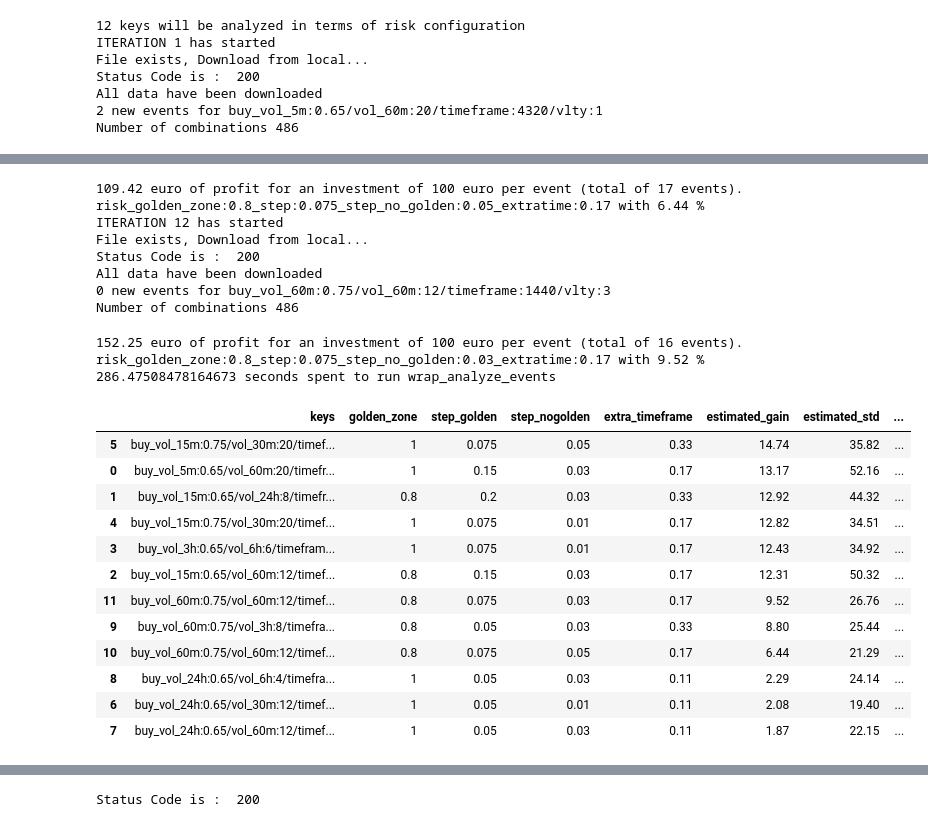
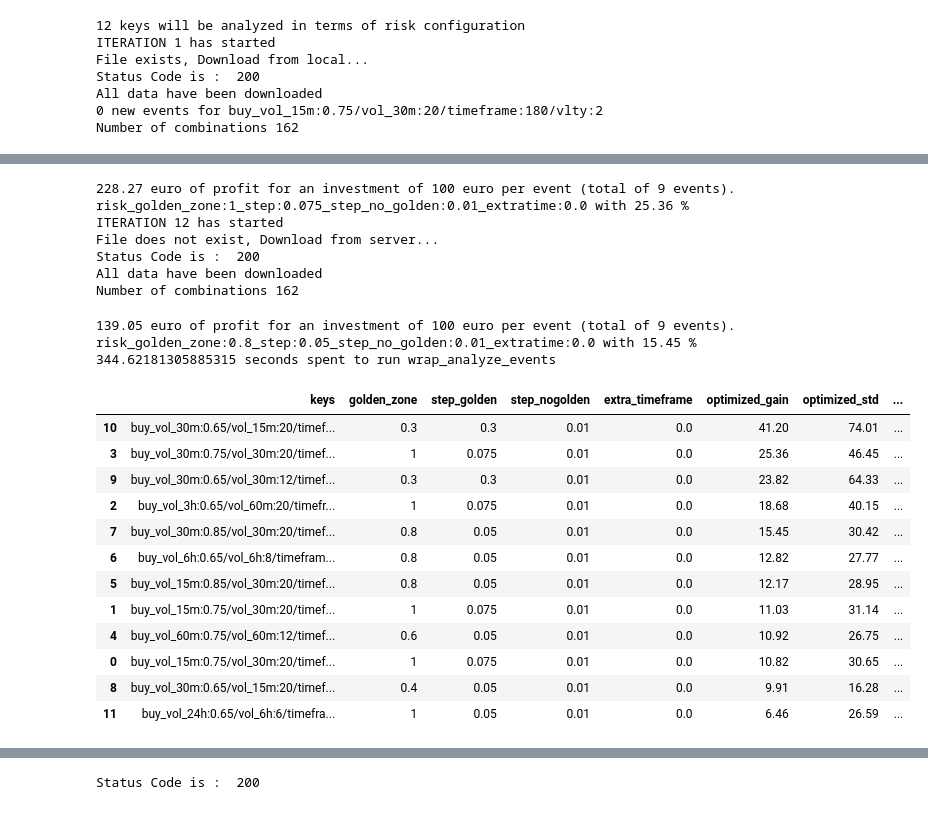
Before and after one commit to albertoRainieri/Crypto_Trading_System, a Jupyter notebook: analysis/Analysis.ipynb, the cells around one changed output, grey strips where cells are left out. Cells and saved outputs as stored; diff of their text form; code cells hidden in the pictures.

```diff
--- a/analysis/Analysis.ipynb
+++ b/analysis/Analysis.ipynb
@@ -90,3 +90,24 @@ new data was jsonized
 # duration = 2  # seconds
 # freq = 440  # Hz
 # os.system('play -nq -t alsa synth {} sine {}'.format(duration, freq))
+# %%
+# # DOWNLOAD AND SHOW NESTED OUTPUT FROM TOTAL MULTIPROCESSING
+from Functions import nested_download_show_output
+import pandas as pd
+pd.set_option('display.max_rows', None)
+
+# minimum_event_number_list MUST BE a list IN REVERSE ORDER
+minimum_event_number = [25,15,10,5]
+minimum_coin_number = 8
+mean_threshold = 5
+lb_threshold = -15
+frequency_threshold = 2
+group_coins = False
+best_coins_volatility = 5
+
+output, info = nested_download_show_output(minimum_event_number_list=minimum_event_number, minimum_coin_number=minimum_coin_number,
+                                      mean_threshold=mean_threshold, lb_threshold=lb_threshold, frequency_threshold=frequency_threshold,
+                                       group_coins=group_coins, best_coins_volatility=best_coins_volatility)
+
+df = pd.DataFrame(output).transpose()
+df.sort_values(by=['mean'], ascending=False)
@@ -163,16 +165,16 @@ timeseries_info
-# %%
-pd.set_option('display.max_colwidth', 1000)
-#df1
 # %%
+# ANALYZE RISKMANAGEMENT FOR ONLY 1 KEY
+pd.set_option('display.max_colwidth', None)
+
 from Functions import RiskManagement
 import pandas as pd
 pd.set_option('display.max_rows', None)
-#key = 'buy_vol_5m:0.65/vol_30m:20/timeframe:4320/vlty:1'
+#key = 'buy_vol_3h:0.65/vol_6h:6/timeframe:360/vlty:2'
 df1, df2, best_risk_key = RiskManagement(key, investment_per_event=100)
 df1 = df1.sort_values(by=['mean'], ascending=False)
 df2 = df2.sort_values(by=['events'], ascending=True)
 
 #result = pd.concat([df1, df2], axis=0)
-print(df1)
-df2
+print(df2)
+df1
 # %% [output]
@@ -209,7 +216,11 @@ Number of combinations 486
 # %%
+# ANALYZE THE RISKMANAGEMENT OF ALL KEYS FROM INFO
 from Functions import RiskConfiguration
+optimized_gain_threshold = 3
+mean_gain_threshold = 2
+
 riskmanagement_conf = (minimum_event_number, minimum_coin_number, mean_threshold, lb_threshold, frequency_threshold, group_coins, best_coins_volatility)
-df  = RiskConfiguration(info, riskmanagement_conf)
+df  = RiskConfiguration(info, riskmanagement_conf, optimized_gain_threshold, mean_gain_threshold)
 df
 # %% [output]
 12 keys will be analyzed in terms of risk configuration
@@ -217,5 +228,5 @@ ITERATION 1 has started
 File exists, Download from local...
 Status Code is :  200
 All data have been downloaded
-2 new events for buy_vol_5m:0.65/vol_60m:20/timeframe:4320/vlty:1
-Number of combinations 486
+0 new events for buy_vol_15m:0.75/vol_30m:20/timeframe:180/vlty:2
+Number of combinations 162
@@ -287,25 +300,24 @@ Number of combinations 486
-109.42 euro of profit for an investment of 100 euro per event (total of 17 events). risk_golden_zone:0.8_step:0.075_step_no_golden:0.05_extratime:0.17 with 6.44 %
+228.27 euro of profit for an investment of 100 euro per event (total of 9 events). risk_golden_zone:1_step:0.075_step_no_golden:0.01_extratime:0.0 with 25.36 %
 ITERATION 12 has started
-File exists, Download from local...
+File does not exist, Download from server...
 Status Code is :  200
 All data have been downloaded
-0 new events for buy_vol_60m:0.75/vol_60m:12/timeframe:1440/vlty:3
-Number of combinations 486
+Number of combinations 162
-152.25 euro of profit for an investment of 100 euro per event (total of 16 events). risk_golden_zone:0.8_step:0.075_step_no_golden:0.03_extratime:0.17 with 9.52 %
-286.47508478164673 seconds spent to run wrap_analyze_events
+139.05 euro of profit for an investment of 100 euro per event (total of 9 events). risk_golden_zone:0.8_step:0.05_step_no_golden:0.01_extratime:0.0 with 15.45 %
+344.62181305885315 seconds spent to run wrap_analyze_events
-|  | keys | golden_zone | step_golden | step_nogolden | extra_timeframe | estimated_gain | estimated_std | ... |
-| 5 | buy_vol_15m:0.75/vol_30m:20/timef... | 1 | 0.075 | 0.05 | 0.33 | 14.74 | 35.82 | ... |
-| 0 | buy_vol_5m:0.65/vol_60m:20/timefr... | 1 | 0.15 | 0.03 | 0.17 | 13.17 | 52.16 | ... |
-| 1 | buy_vol_15m:0.65/vol_24h:8/timefr... | 0.8 | 0.2 | 0.03 | 0.33 | 12.92 | 44.32 | ... |
-| 4 | buy_vol_15m:0.75/vol_30m:20/timef... | 1 | 0.075 | 0.01 | 0.17 | 12.82 | 34.51 | ... |
-| 3 | buy_vol_3h:0.65/vol_6h:6/timefram... | 1 | 0.075 | 0.01 | 0.17 | 12.43 | 34.92 | ... |
-| 2 | buy_vol_15m:0.65/vol_60m:12/timef... | 0.8 | 0.15 | 0.03 | 0.17 | 12.31 | 50.32 | ... |
-| 11 | buy_vol_60m:0.75/vol_60m:12/timef... | 0.8 | 0.075 | 0.03 | 0.17 | 9.52 | 26.76 | ... |
-| 9 | buy_vol_60m:0.75/vol_3h:8/timefra... | 0.8 | 0.05 | 0.03 | 0.33 | 8.80 | 25.44 | ... |
-| 10 | buy_vol_60m:0.75/vol_60m:12/timef... | 0.8 | 0.075 | 0.05 | 0.17 | 6.44 | 21.29 | ... |
-| 8 | buy_vol_24h:0.65/vol_6h:4/timefra... | 1 | 0.05 | 0.03 | 0.11 | 2.29 | 24.14 | ... |
-| 6 | buy_vol_24h:0.65/vol_30m:12/timef... | 1 | 0.05 | 0.01 | 0.11 | 2.08 | 19.40 | ... |
-| 7 | buy_vol_24h:0.65/vol_60m:12/timef... | 1 | 0.05 | 0.03 | 0.11 | 1.87 | 22.15 | ... |
+|  | keys | golden_zone | step_golden | step_nogolden | extra_timeframe | optimized_gain | optimized_std | ... |
+| 10 | buy_vol_30m:0.65/vol_15m:20/timef... | 0.3 | 0.3 | 0.01 | 0.0 | 41.20 | 74.01 | ... |
+| 3 | buy_vol_30m:0.75/vol_30m:20/timef... | 1 | 0.075 | 0.01 | 0.0 | 25.36 | 46.45 | ... |
+| 9 | buy_vol_30m:0.65/vol_30m:12/timef... | 0.3 | 0.3 | 0.01 | 0.0 | 23.82 | 64.33 | ... |
+| 2 | buy_vol_3h:0.65/vol_60m:20/timefr... | 1 | 0.075 | 0.01 | 0.0 | 18.68 | 40.15 | ... |
+| 7 | buy_vol_30m:0.85/vol_30m:20/timef... | 0.8 | 0.05 | 0.01 | 0.0 | 15.45 | 30.42 | ... |
+| 6 | buy_vol_6h:0.65/vol_6h:8/timefram... | 0.8 | 0.05 | 0.01 | 0.0 | 12.82 | 27.77 | ... |
+| 5 | buy_vol_15m:0.85/vol_30m:20/timef... | 0.8 | 0.05 | 0.01 | 0.0 | 12.17 | 28.95 | ... |
+| 1 | buy_vol_15m:0.75/vol_30m:20/timef... | 1 | 0.075 | 0.01 | 0.0 | 11.03 | 31.14 | ... |
+| 4 | buy_vol_60m:0.75/vol_60m:12/timef... | 0.6 | 0.05 | 0.01 | 0.0 | 10.92 | 26.75 | ... |
+| 0 | buy_vol_15m:0.75/vol_30m:20/timef... | 1 | 0.075 | 0.01 | 0.0 | 10.82 | 30.65 | ... |
+| 8 | buy_vol_30m:0.65/vol_15m:20/timef... | 0.4 | 0.05 | 0.01 | 0.0 | 9.91 | 16.28 | ... |
+| 11 | buy_vol_24h:0.65/vol_6h:6/timefra... | 1 | 0.05 | 0.01 | 0.0 | 6.46 | 26.59 | ... |
 # %%
 from Functions import load_riskconfiguration
 #another_riskconfiguration = "/Users/albertorainieri/Projects/Personal/analysis/riskmanagement_backup/riskmanagement-2-8-2023-10-3-717.json"
```
Also changed, not shown: parts of 12 cells of this notebook, 1 other file.
